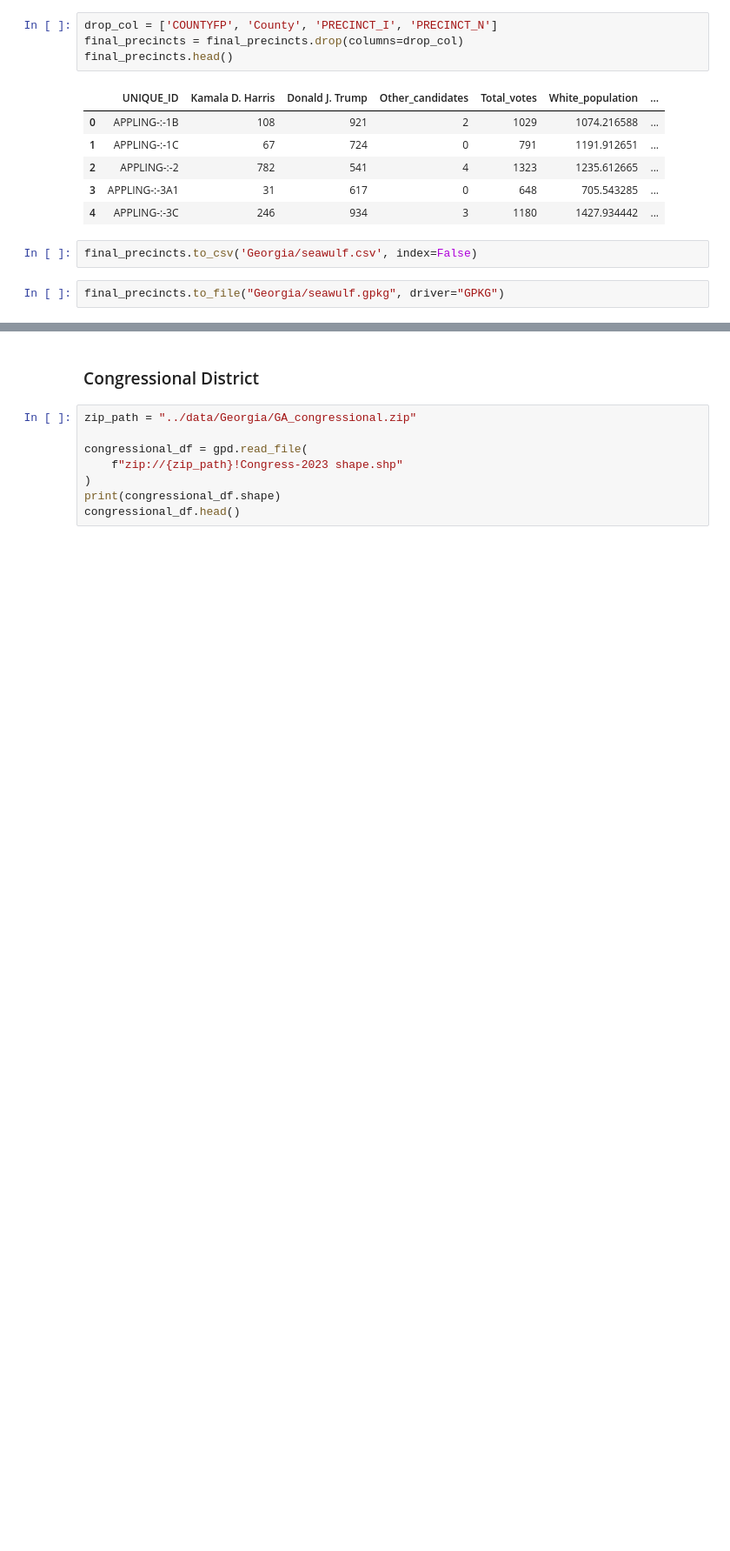
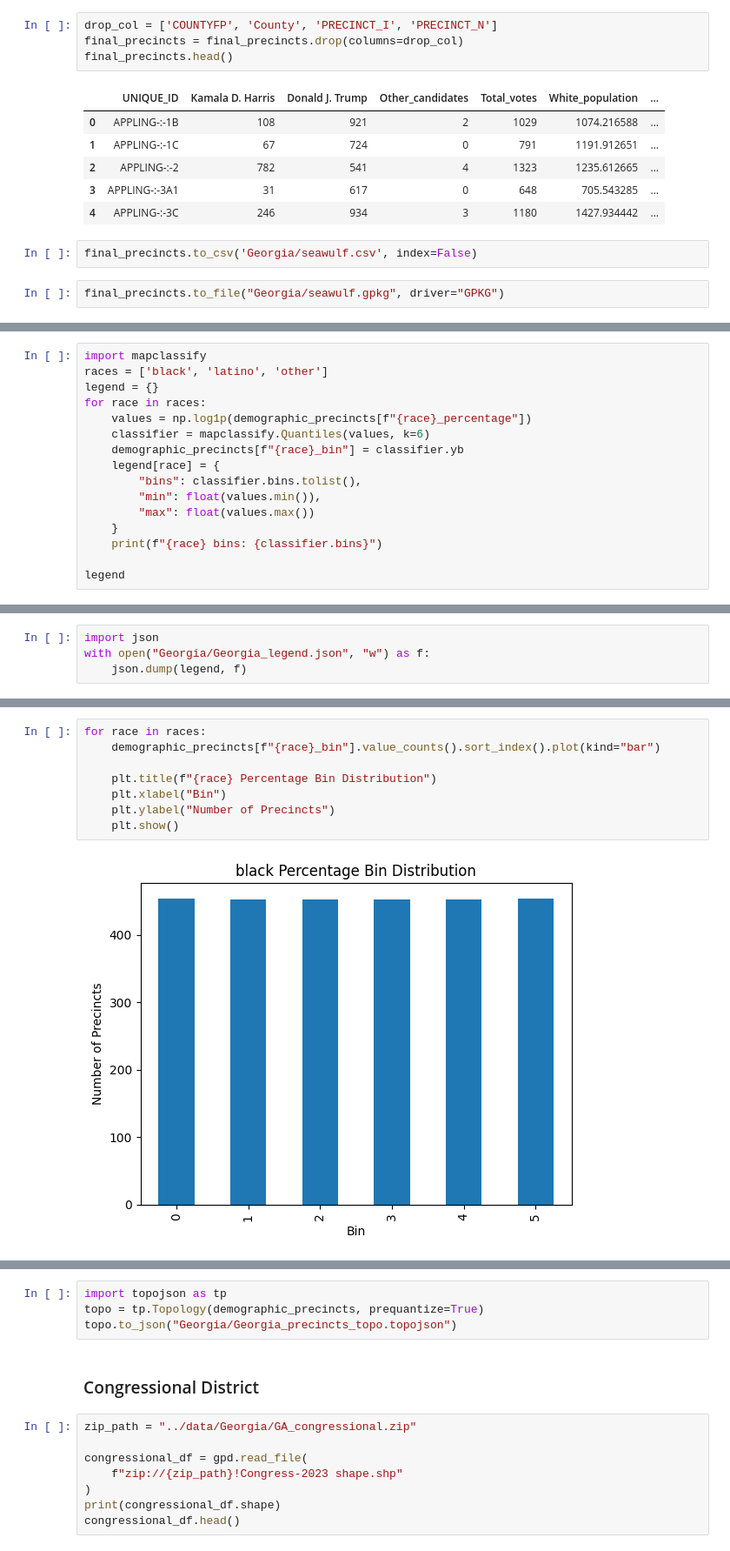
Before and after one commit to CSE416-Rockies/Rockies-VRA-Repeal-Analysis, a Jupyter notebook: preprocessing/GA.ipynb, the cells around one changed output, grey strips where cells are left out. Shown at 87% size. Cells and saved outputs as stored; diff of their text form; blank space fills up the shorter version.

```diff
--- a/preprocessing/GA.ipynb
+++ b/preprocessing/GA.ipynb
@@ -434,0 +561,16 @@ final_precincts.to_file("Georgia/seawulf.gpkg", driver="GPKG")
+# %%
+import mapclassify
+races = ['black', 'latino', 'other']
+legend = {}
+for race in races:
+    values = np.log1p(demographic_precincts[f"{race}_percentage"])
+    classifier = mapclassify.Quantiles(values, k=6)
+    demographic_precincts[f"{race}_bin"] = classifier.yb
+    legend[race] = {
+        "bins": classifier.bins.tolist(),
+        "min": float(values.min()),
+        "max": float(values.max())
+    }
+    print(f"{race} bins: {classifier.bins}")
+
+legend
@@ -434,0 +598,4 @@ final_precincts.to_file("Georgia/seawulf.gpkg", driver="GPKG")
+# %%
+import json
+with open("Georgia/Georgia_legend.json", "w") as f:
+    json.dump(legend, f)
@@ -434,0 +611,10 @@ final_precincts.to_file("Georgia/seawulf.gpkg", driver="GPKG")
+# %%
+for race in races:
+    demographic_precincts[f"{race}_bin"].value_counts().sort_index().plot(kind="bar")
+
+    plt.title(f"{race} Percentage Bin Distribution")
+    plt.xlabel("Bin")
+    plt.ylabel("Number of Precincts")
+    plt.show()
+# %% [output]
+[figure, added]
@@ -435,3 +623,7 @@ final_precincts.to_file("Georgia/seawulf.gpkg", driver="GPKG")
+# %%
+import topojson as tp
+topo = tp.Topology(demographic_precincts, prequantize=True)
+topo.to_json("Georgia/Georgia_precincts_topo.topojson")
 # %% [markdown]
 ### Congressional District
 # %%
```
Also changed, not shown: parts of 46 cells of this notebook, 11 other files.
